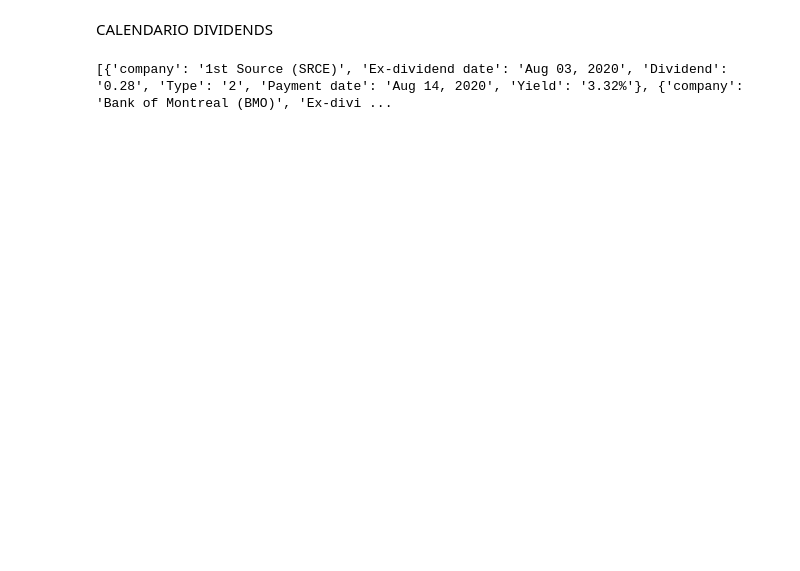
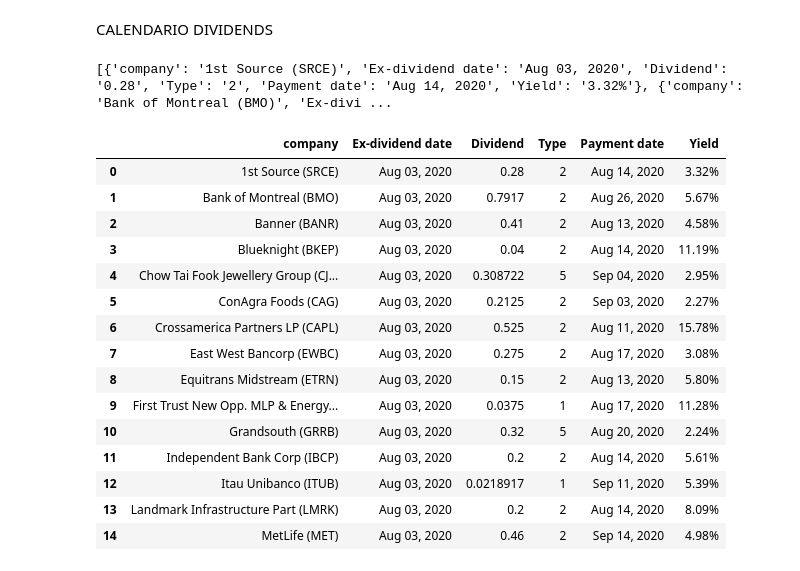
Before and after one commit to Athom77/INVEST_IO, a Jupyter notebook: stock_scraping_investing_01.ipynb, the cells around one changed output. Drawn from its saved outputs; the diff is of its cells as text; code cells hidden in the pictures; blank space fills up the shorter version.

```diff
--- a/stock_scraping_investing_01.ipynb
+++ b/stock_scraping_investing_01.ipynb
@@ -293,6 +293,16 @@ for tr in wd.find_elements_by_xpath('//*[@id="dividendsCalendarData"]/tbody//tr'
     else:
       temp_list.append('')
   if len(temp_list) > 1:
+  if temp_list[4] = '1':
+    div_type = 'Monthly'
+  elif temp_list[4] = '2':
+    div_type = 'Quartely'
+    elif temp_list[4] = '3':
+    div_type = 'Semi-annual'
+    elif temp_list[4] = '4':
+    div_type = 'Annual'
+    elif temp_list[4] = '5':
+    div_type = 'Trailing Twelve Months'
     output_list.append({'company': temp_list[1],
                           'Ex-dividend date' : temp_list[2],
                           'Dividend' : temp_list[3],
@@ -303,3 +313,26 @@ for tr in wd.find_elements_by_xpath('//*[@id="dividendsCalendarData"]/tbody//tr'
 print(output_list)
 # %% [output]
 [{'company': '1st Source (SRCE)', 'Ex-dividend date': 'Aug 03, 2020', 'Dividend': '0.28', 'Type': '2', 'Payment date': 'Aug 14, 2020', 'Yield': '3.32%'}, {'company': 'Bank of Montreal (BMO)', 'Ex-divi ...
+# %%
+from pandas import DataFrame
+df = DataFrame (output_list)
+df.to_csv('sr_dividends_calendar.csv')
+# %%
+df.head(15)
+# %% [output]
+|  | company | Ex-dividend date | Dividend | Type | Payment date | Yield |
+| 0 | 1st Source (SRCE) | Aug 03, 2020 | 0.28 | 2 | Aug 14, 2020 | 3.32% |
+| 1 | Bank of Montreal (BMO) | Aug 03, 2020 | 0.7917 | 2 | Aug 26, 2020 | 5.67% |
+| 2 | Banner (BANR) | Aug 03, 2020 | 0.41 | 2 | Aug 13, 2020 | 4.58% |
+| 3 | Blueknight (BKEP) | Aug 03, 2020 | 0.04 | 2 | Aug 14, 2020 | 11.19% |
+| 4 | Chow Tai Fook Jewellery Group (CJ... | Aug 03, 2020 | 0.308722 | 5 | Sep 04, 2020 | 2.95% |
+| 5 | ConAgra Foods (CAG) | Aug 03, 2020 | 0.2125 | 2 | Sep 03, 2020 | 2.27% |
+| 6 | Crossamerica Partners LP (CAPL) | Aug 03, 2020 | 0.525 | 2 | Aug 11, 2020 | 15.78% |
+| 7 | East West Bancorp (EWBC) | Aug 03, 2020 | 0.275 | 2 | Aug 17, 2020 | 3.08% |
+| 8 | Equitrans Midstream (ETRN) | Aug 03, 2020 | 0.15 | 2 | Aug 13, 2020 | 5.80% |
+| 9 | First Trust New Opp. MLP & Energy... | Aug 03, 2020 | 0.0375 | 1 | Aug 17, 2020 | 11.28% |
+| 10 | Grandsouth (GRRB) | Aug 03, 2020 | 0.32 | 5 | Aug 20, 2020 | 2.24% |
+| 11 | Independent Bank Corp (IBCP) | Aug 03, 2020 | 0.2 | 2 | Aug 14, 2020 | 5.61% |
+| 12 | Itau Unibanco (ITUB) | Aug 03, 2020 | 0.0218917 | 1 | Sep 11, 2020 | 5.39% |
+| 13 | Landmark Infrastructure Part (LMRK) | Aug 03, 2020 | 0.2 | 2 | Aug 14, 2020 | 8.09% |
+| 14 | MetLife (MET) | Aug 03, 2020 | 0.46 | 2 | Sep 14, 2020 | 4.98% |
```
